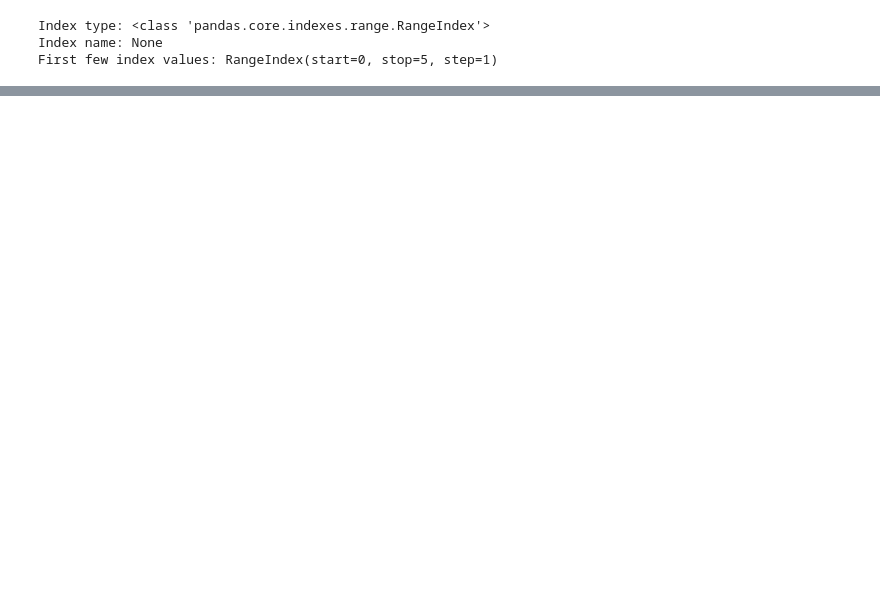
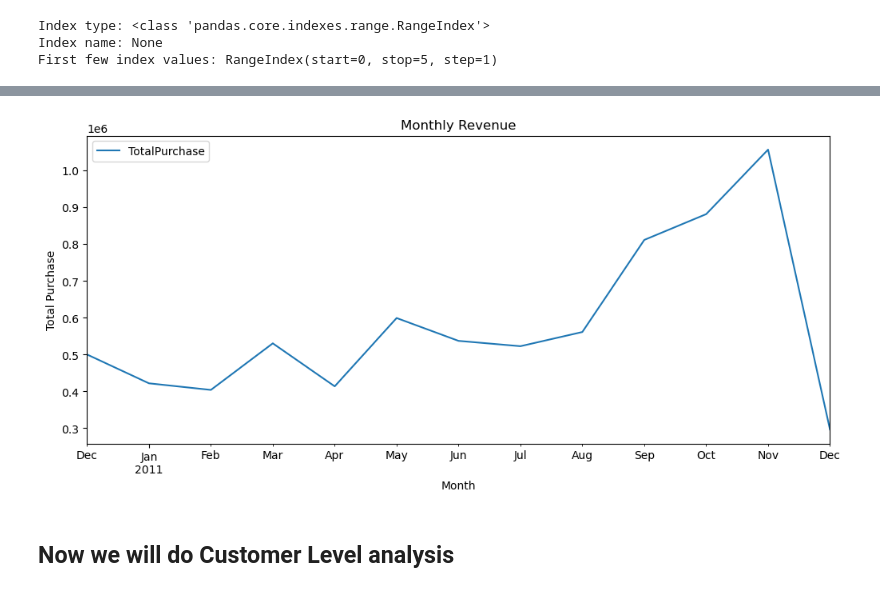
Before and after one commit to Bhavesh2123/Ecommerce-Customer-Segmentation-ltv, a Jupyter notebook: Notebooks/EDA.ipynb, the cells around one changed output, grey strips where cells are left out. Saved outputs shown, nothing was run; the diff lists cells and outputs as text; code cells hidden in the pictures; blank space fills up the shorter version.

```diff
--- a/Notebooks/EDA.ipynb
+++ b/Notebooks/EDA.ipynb
@@ -238,2 +232,4 @@ print(df.columns.tolist())
+# %%
+df["InvoiceDate"]=pd.to_datetime(df["InvoiceDate"])
 # %%
 monthly_sales = df.set_index('InvoiceDate').resample('ME')['TotalPurchase'].sum()
@@ -247,3 +241,8 @@ print("First few index values:", df.index[:5])
 Index type: <class 'pandas.core.indexes.range.RangeIndex'>
 Index name: None
 First few index values: RangeIndex(start=0, stop=5, step=1)
+# %%
+df['Year']    = df['InvoiceDate'].dt.year
+df['Month']   = df['InvoiceDate'].dt.month
+df['Weekday'] = df['InvoiceDate'].dt.day_name()
+df['Hour']    = df['InvoiceDate'].dt.hour
@@ -249,0 +268,5 @@ First few index values: RangeIndex(start=0, stop=5, step=1)
+# %%
+# Monthly sales
+monthly_sales = (df.groupby(df['InvoiceDate'].dt.to_period('M'))['TotalPurchase'].sum().reset_index())
+monthly_sales['InvoiceDate'] = monthly_sales['InvoiceDate'].dt.to_timestamp()
+print(monthly_sales)
@@ -249,0 +288,9 @@ First few index values: RangeIndex(start=0, stop=5, step=1)
+# %%
+plt.figure(figsize=(12,5))
+monthly_sales.plot(x='InvoiceDate', y='TotalPurchase', kind='line', ax=plt.gca())
+plt.title('Monthly Revenue')
+plt.ylabel('Total Purchase')
+plt.xlabel('Month')
+plt.show()
+# %% [output]
+[figure, added]
@@ -249,0 +299,2 @@ First few index values: RangeIndex(start=0, stop=5, step=1)
+# %% [markdown]
+## Now we will do Customer Level analysis
```
Also changed, not shown: parts of 20 cells of this notebook, 3 other files.
